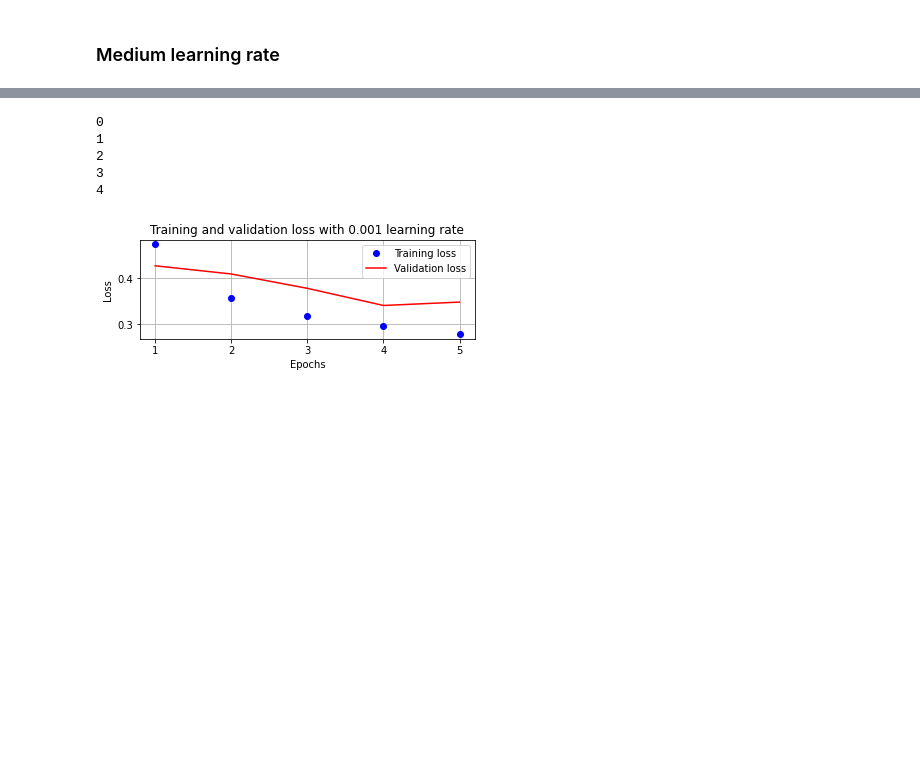
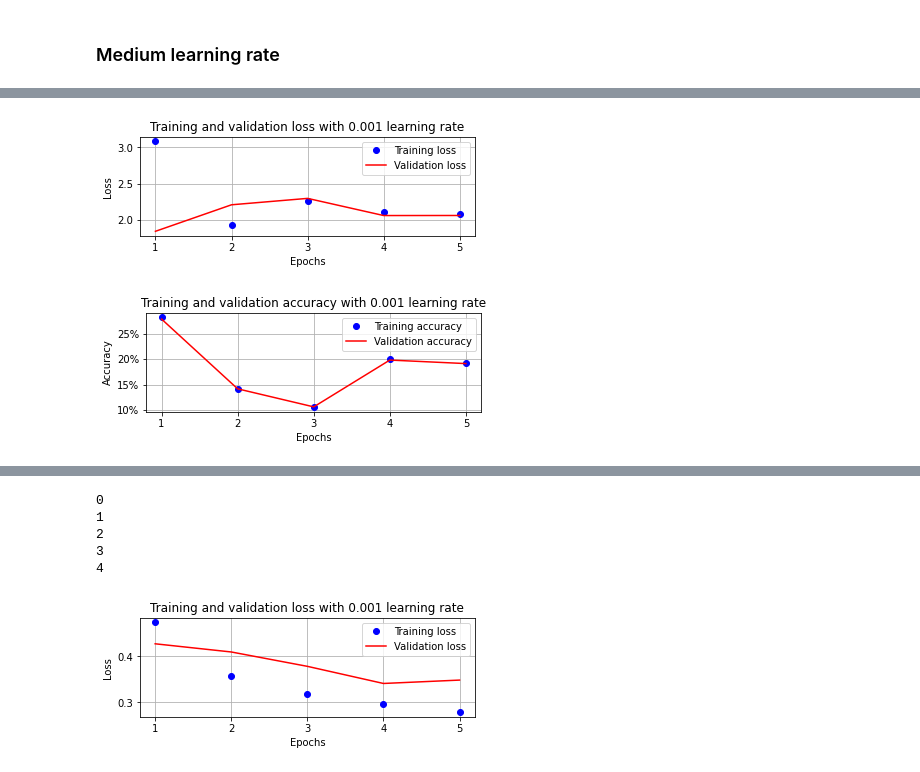
Before and after one commit to ishandutta0098/impact-of-learning-rate-in-nn, a Jupyter notebook: notebook/learning-rate-variations.ipynb, the cells around one changed output, grey strips where cells are left out. Drawn from its saved outputs; the diff is of its cells as text; code cells hidden in the pictures; blank space fills up the shorter version.

```diff
--- a/notebook/learning-rate-variations.ipynb
+++ b/notebook/learning-rate-variations.ipynb
@@ -22,7 +22,7 @@ import matplotlib.pyplot as plt
 # %%
 class config:
     DATA_DIRECTORY = 'D:/Blog Code/impact-of-learning-rate-in-nn/input/'
-    DATA_DOWNLOAD = True
+    DATA_DOWNLOAD = False
 
     DEVICE = 'cuda' if torch.cuda.is_available() else 'cpu'
 
@@ -300,0 +333,5 @@ for ix, par in enumerate(model.parameters()):
+# %%
+get_loss_plot(config.MEDIUM_LEARNING_RATE)
+# %% [output]
+[figure, added]
+[figure, added]
```
Also changed, not shown: parts of 9 cells of this notebook.
